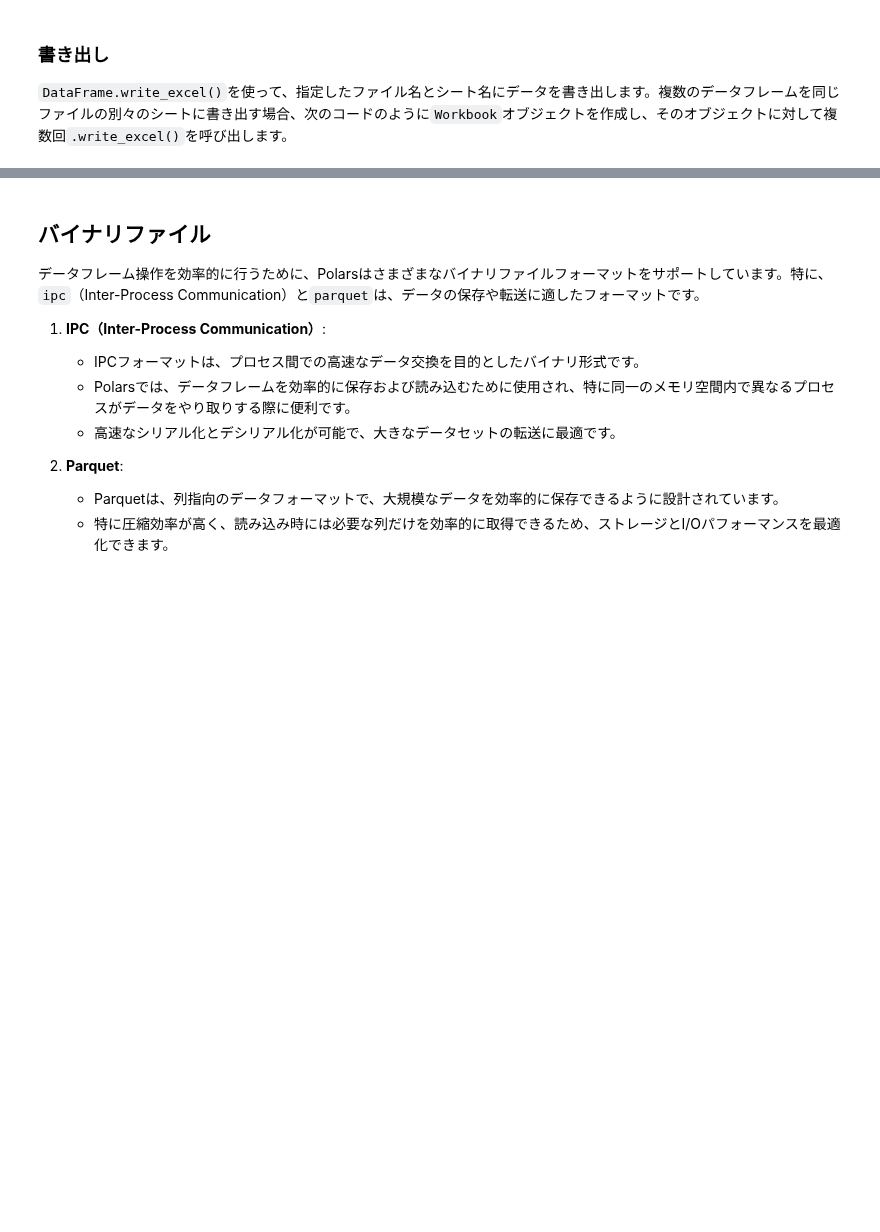
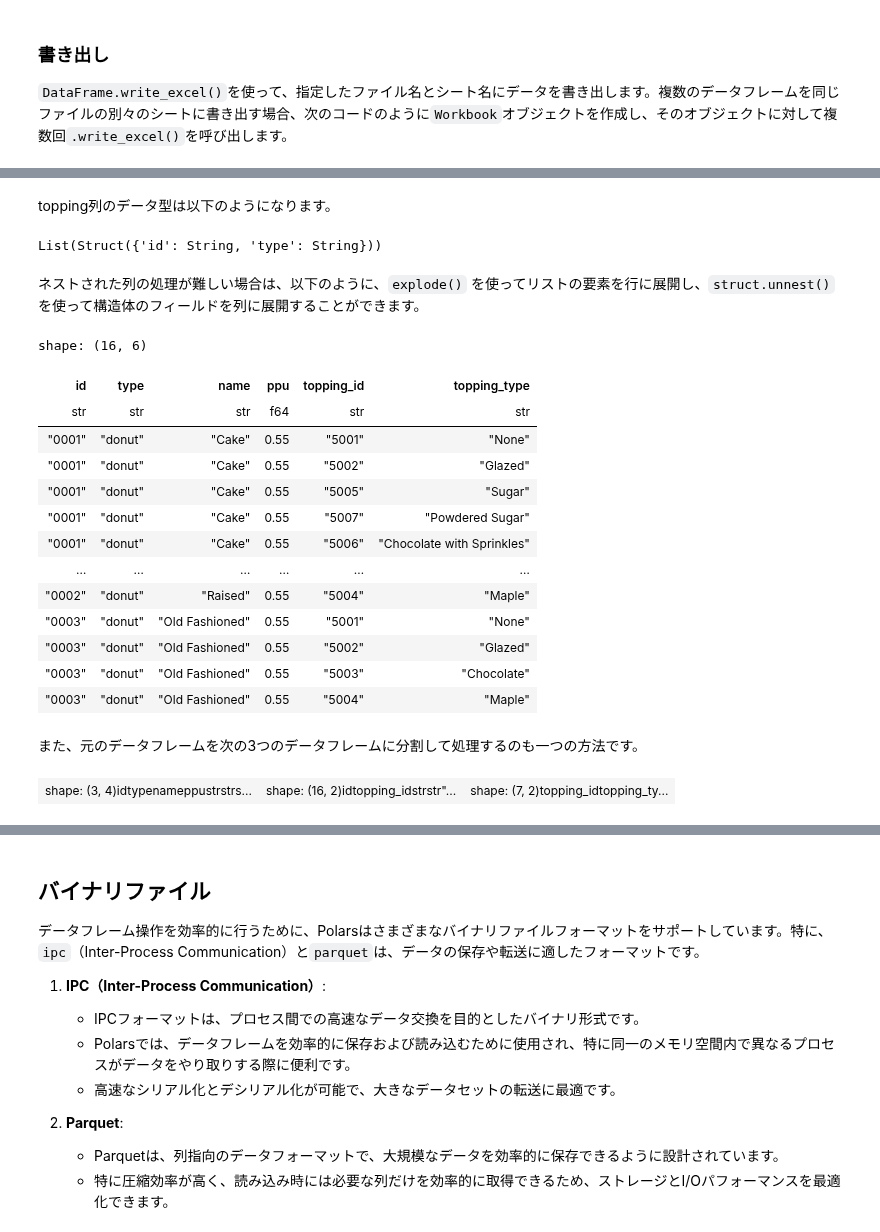
Before and after one commit to ruoyu0088/polars_guide, a Jupyter notebook: polars_guide/006_polars_input_and_output.ipynb, the cells around one changed output, grey strips where cells are left out. Saved outputs shown, nothing was run; the diff lists cells and outputs as text; code cells hidden in the pictures; blank space fills up the shorter version.

```diff
--- a/polars_guide/006_polars_input_and_output.ipynb
+++ b/polars_guide/006_polars_input_and_output.ipynb
@@ -312,0 +417,52 @@ with xlsxwriter.Workbook("data/xlsx_example_output.xlsx") as wb:
+# %% [markdown]
+topping列のデータ型は以下のようになります。
+# %%
+print(df.schema['topping'])
+# %% [output]
+List(Struct({'id': String, 'type': String}))
+# %% [markdown]
+ネストされた列の処理が難しい場合は、以下のように、`explode()` を使ってリストの要素を行に展開し、`struct.unnest()` を使って構造体のフィールドを列に展開することができます。
+# %%
+df.explode('topping').select(
+    pl.exclude('topping'),
+    pl.col('topping').struct.unnest().name.prefix('topping_')
+)
+# %% [output]
+shape: (16, 6)
+| id | type | name | ppu | topping_id | topping_type |
+| str | str | str | f64 | str | str |
+| "0001" | "donut" | "Cake" | 0.55 | "5001" | "None" |
+| "0001" | "donut" | "Cake" | 0.55 | "5002" | "Glazed" |
+| "0001" | "donut" | "Cake" | 0.55 | "5005" | "Sugar" |
+| "0001" | "donut" | "Cake" | 0.55 | "5007" | "Powdered Sugar" |
+| "0001" | "donut" | "Cake" | 0.55 | "5006" | "Chocolate with Sprinkles" |
+| … | … | … | … | … | … |
+| "0002" | "donut" | "Raised" | 0.55 | "5004" | "Maple" |
+| "0003" | "donut" | "Old Fashioned" | 0.55 | "5001" | "None" |
+| "0003" | "donut" | "Old Fashioned" | 0.55 | "5002" | "Glazed" |
+| "0003" | "donut" | "Old Fashioned" | 0.55 | "5003" | "Chocolate" |
+| "0003" | "donut" | "Old Fashioned" | 0.55 | "5004" | "Maple" |
+# %% [markdown]
+また、元のデータフレームを次の3つのデータフレームに分割して処理するのも一つの方法です。
+# %%
+df_topping = (
+    df.select(
+        pl.col('topping').explode().unique().struct.unnest().name.prefix(f'topping_')
+    )
+    .sort(by=f'topping_id')
+)
+
+df_donut = df.drop('topping')
+df_donut_topping = (
+    df.select(
+        'id',
+        topping_id = pl.col('topping').list.eval(
+            pl.element().struct.field('id')
+        )
+    )
+    .explode(f'topping_id')
+)
+
+row(df_donut, df_donut_topping, df_topping)
+# %% [output]
+| shape: (3, 4)idtypenameppustrstrs... | shape: (16, 2)idtopping_idstrstr"... | shape: (7, 2)topping_idtopping_ty... |
```
Also changed, not shown: parts of 19 cells of this notebook, 2 other files.
